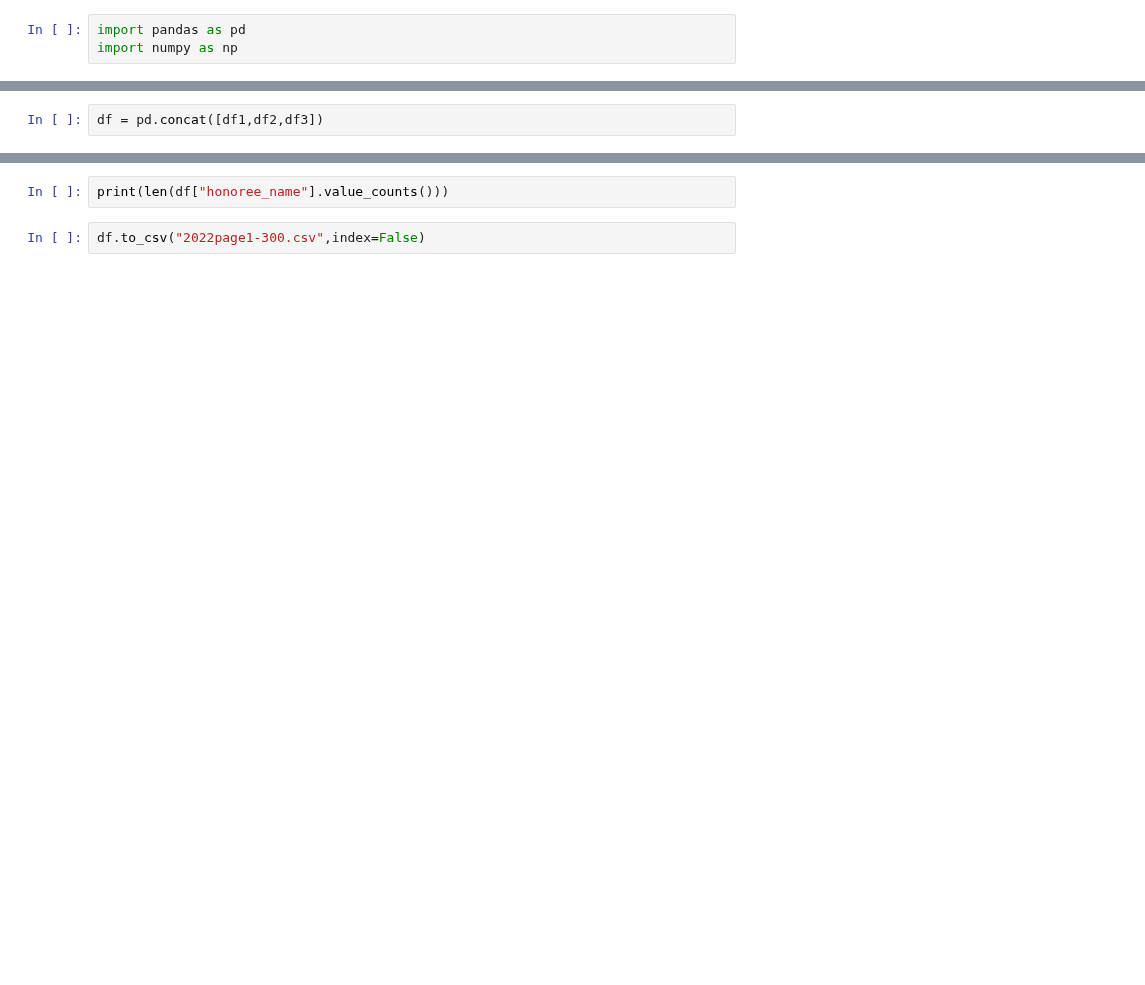
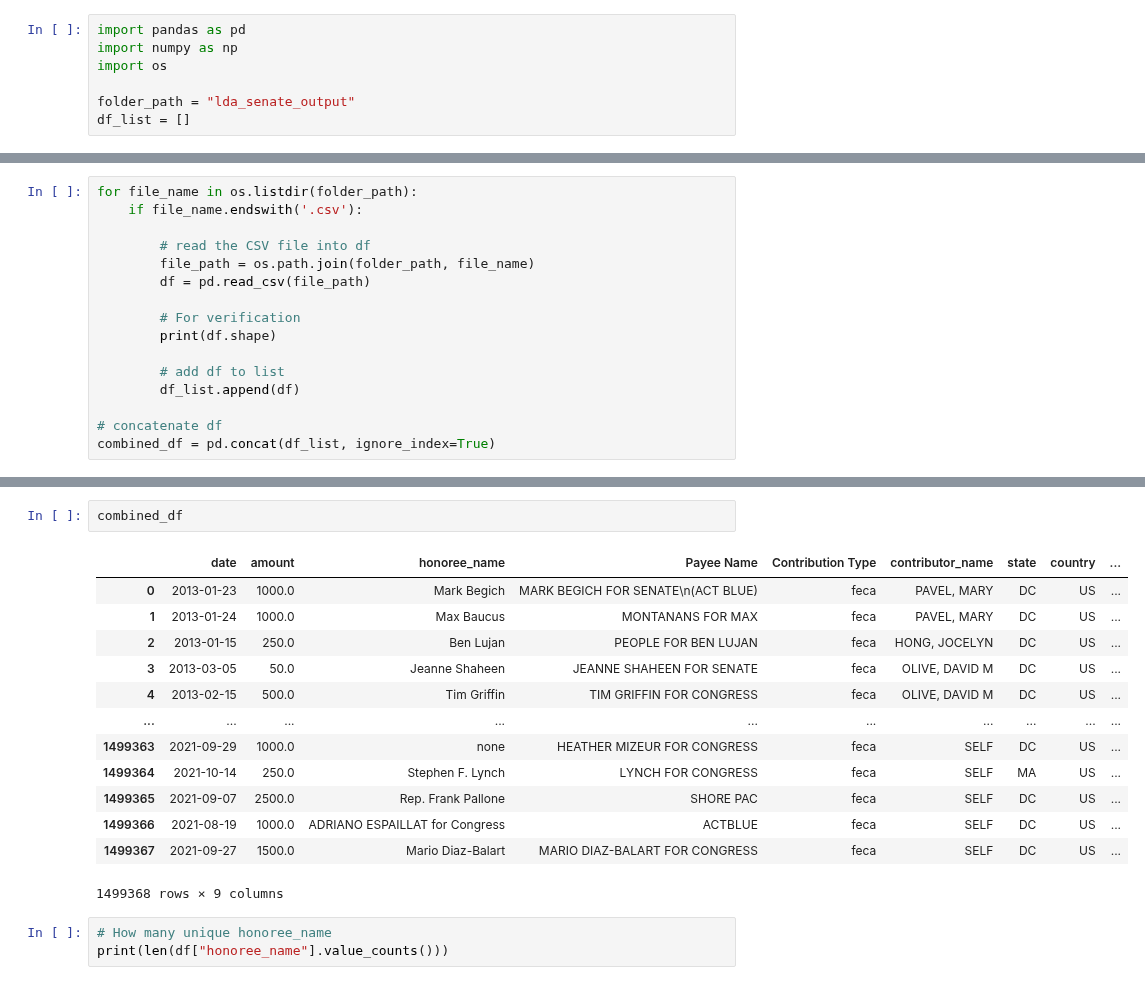
Before and after one commit to david-00001/project1, a Jupyter notebook: lda_senate/lda_senate_merge_contribution_outputs.ipynb, the cells around one changed output, grey strips where cells are left out. Saved outputs shown, nothing was run; the diff lists cells and outputs as text; blank space fills up the shorter version.

Commit message:
cleaned up and produced outputs

```diff
--- a/lda_senate/lda_senate_merge_contribution_outputs.ipynb
+++ b/lda_senate/lda_senate_merge_contribution_outputs.ipynb
@@ -1,3 +1,7 @@
 # %%
 import pandas as pd
 import numpy as np
+import os
+
+folder_path = "lda_senate_output"
+df_list = []
@@ -8,2 +7,0 @@ df3 = pd.read_csv("lda_senate_output/2022page201-300.csv")
-# %%
-df = pd.concat([df1,df2,df3])
@@ -15,0 +8,16 @@ print(df3.shape)
+# %%
+for file_name in os.listdir(folder_path):
+    if file_name.endswith('.csv'):
+
+        # read the CSV file into df
+        file_path = os.path.join(folder_path, file_name)
+        df = pd.read_csv(file_path)
+
+        # For verification
+        print(df.shape)
+
+        # add df to list
+        df_list.append(df)
+
+# concatenate df
+combined_df = pd.concat(df_list, ignore_index=True)
@@ -16,4 +34,19 @@ print(df3.shape)
+# %%
+combined_df
+# %% [output]
+|  | date | amount | honoree_name | Payee Name | Contribution Type | contributor_name | state | country | ... |
+| 0 | 2013-01-23 | 1000.0 | Mark Begich | MARK BEGICH FOR SENATE\n(ACT BLUE) | feca | PAVEL, MARY | DC | US | ... |
+| 1 | 2013-01-24 | 1000.0 | Max Baucus | MONTANANS FOR MAX | feca | PAVEL, MARY | DC | US | ... |
+| 2 | 2013-01-15 | 250.0 | Ben Lujan | PEOPLE FOR BEN LUJAN | feca | HONG, JOCELYN | DC | US | ... |
+| 3 | 2013-03-05 | 50.0 | Jeanne Shaheen | JEANNE SHAHEEN FOR SENATE | feca | OLIVE, DAVID M | DC | US | ... |
+| 4 | 2013-02-15 | 500.0 | Tim Griffin | TIM GRIFFIN FOR CONGRESS | feca | OLIVE, DAVID M | DC | US | ... |
+| ... | ... | ... | ... | ... | ... | ... | ... | ... | ... |
+| 1499363 | 2021-09-29 | 1000.0 | none | HEATHER MIZEUR FOR CONGRESS | feca | SELF | DC | US | ... |
+| 1499364 | 2021-10-14 | 250.0 | Stephen F. Lynch | LYNCH FOR CONGRESS | feca | SELF | MA | US | ... |
+| 1499365 | 2021-09-07 | 2500.0 | Rep. Frank Pallone | SHORE PAC | feca | SELF | DC | US | ... |
+| 1499366 | 2021-08-19 | 1000.0 | ADRIANO ESPAILLAT for Congress | ACTBLUE | feca | SELF | DC | US | ... |
+| 1499367 | 2021-09-27 | 1500.0 | Mario Diaz-Balart | MARIO DIAZ-BALART FOR CONGRESS | feca | SELF | DC | US | ... |
+1499368 rows × 9 columns
 # %%
+# How many unique honoree_name
 print(len(df["honoree_name"].value_counts()))
-# %%
-df.to_csv("2022page1-300.csv",index=False)
```
Also changed, not shown: parts of 10 cells of this notebook, 18 other files.
